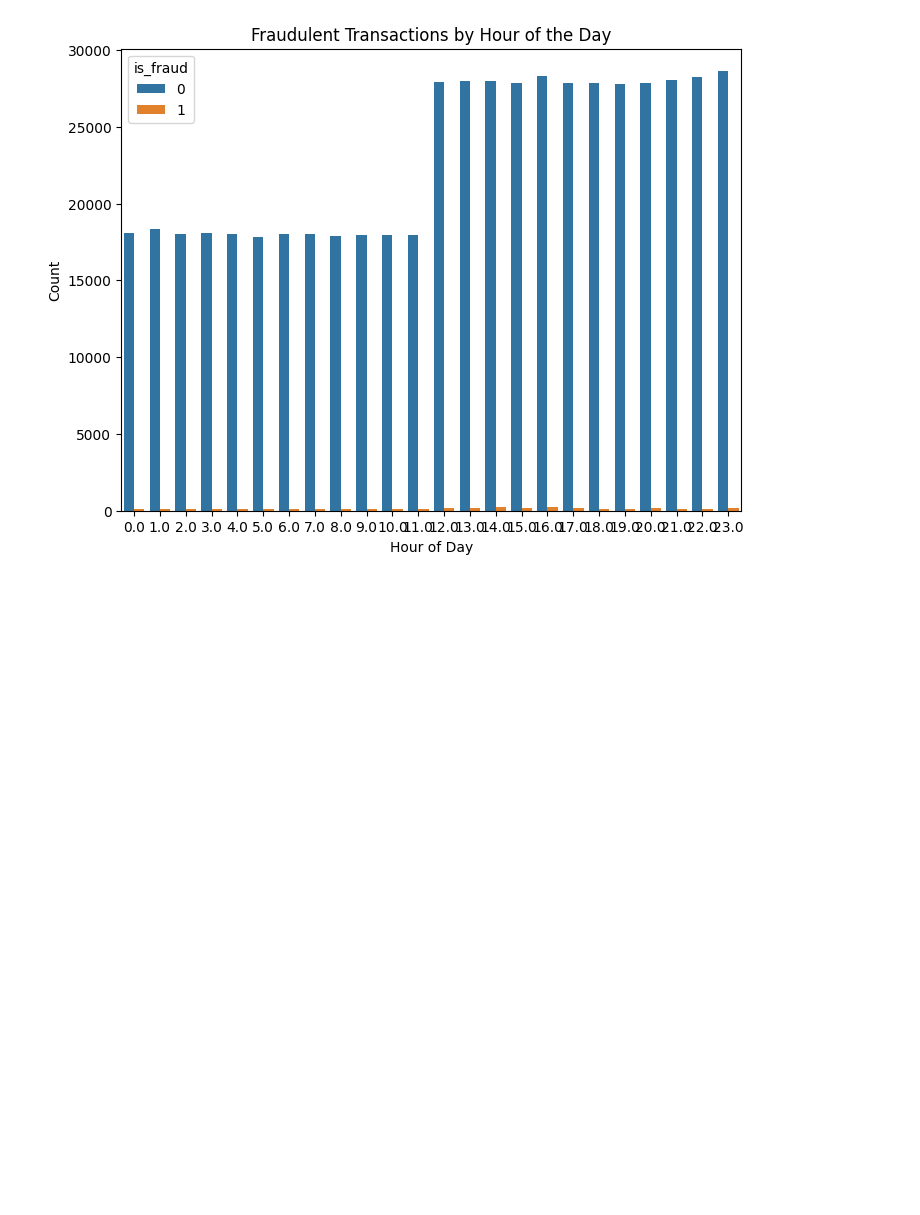
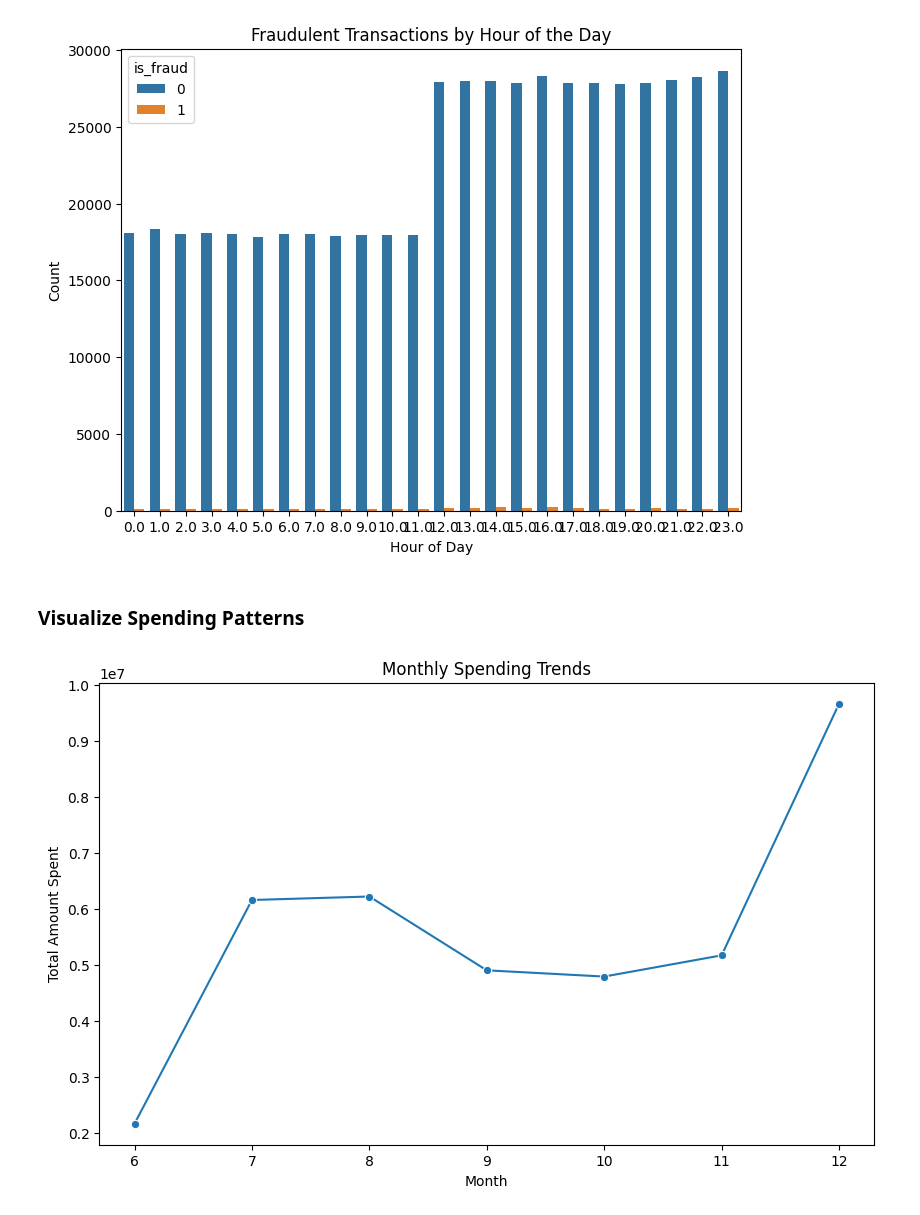
Before and after one commit to victormuuo07/PennyPal-System, a Jupyter notebook: pennypal-system.ipynb, the cells around one changed output. Drawn from its saved outputs; the diff is of its cells as text; code cells hidden in the pictures; blank space fills up the shorter version.

```diff
--- a/pennypal-system.ipynb
+++ b/pennypal-system.ipynb
@@ -1304,3 +1304,26 @@ from geopy.distance import geodesic
 # %%
 df8['trans_date_trans_time'] = pd.to_datetime(df8['trans_date_trans_time'])
 df8['dob'] = pd.to_datetime(df8['dob'])
+# %%
+df8['transaction_month'] = df8['trans_date_trans_time'].dt.month
+df8['transaction_day'] = df8['trans_date_trans_time'].dt.day
+df8['transaction_hour'] = df8['trans_date_trans_time'].dt.hour
+# %%
+df8['age'] = df8['trans_date_trans_time'].dt.year - df8['dob'].dt.year
+# %%
+# Calculate distance between cardholder and merchant
+
+df8['distance'] = df8.apply(lambda row: geodesic((row['lat'], row['long']),(row['merch_lat'], row['merch_long'])).miles, axis=1)
+# %% [markdown]
+### **Visualize Spending Patterns**
+# %%
+# 1. Monthly spending trends
+monthly_spending = df8.groupby('transaction_month')['amt'].sum()
+plt.figure(figsize=(10, 6))
+sns.lineplot(data=monthly_spending, marker='o')
+plt.title('Monthly Spending Trends')
+plt.xlabel('Month')
+plt.ylabel('Total Amount Spent')
+plt.show()
+# %% [output]
+[figure, added]
```
Also changed, not shown: parts of 24 cells of this notebook.
